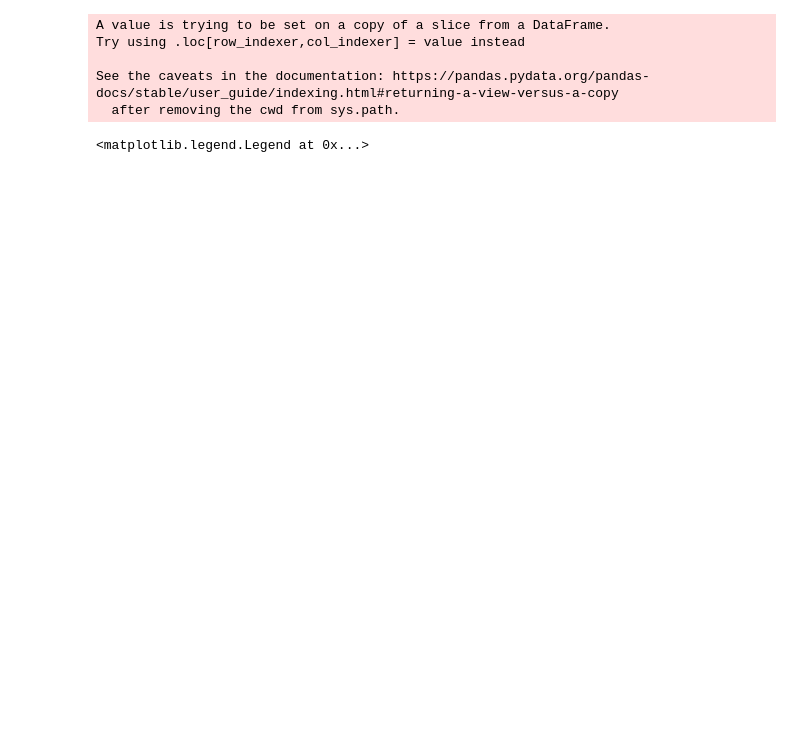
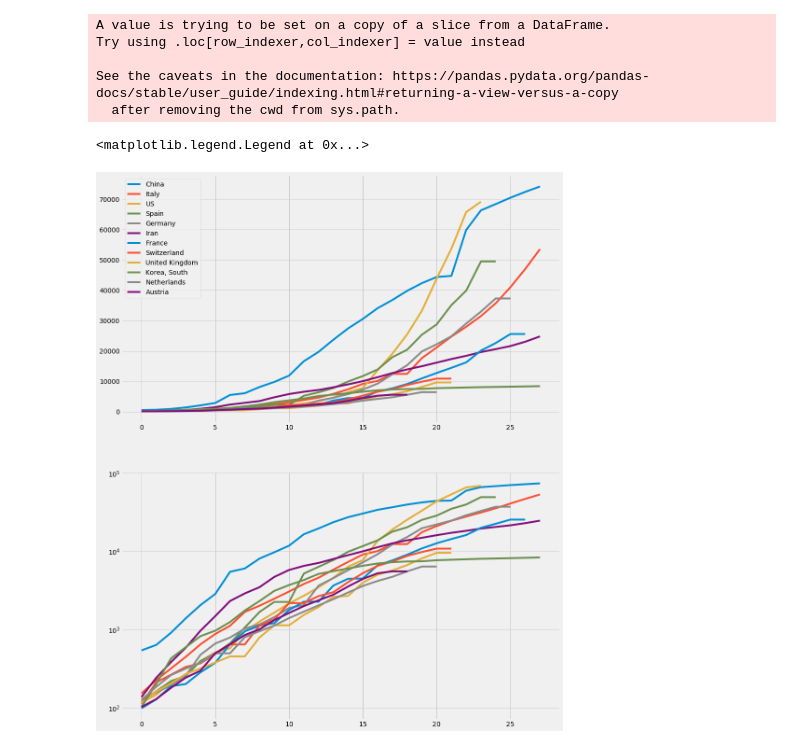
Before and after one commit to moritzknorr/corona, a Jupyter notebook: 02 Min Confirmed Cases.ipynb, the cells around one changed output. Saved outputs shown, nothing was run; the diff lists cells and outputs as text; code cells hidden in the pictures; blank space fills up the shorter version.

```diff
--- a/02 Min Confirmed Cases.ipynb
+++ b/02 Min Confirmed Cases.ipynb
@@ -24,15 +24,16 @@ See the caveats in the documentation: https://pandas.pydata.org/pandas-docs/stab
 # %%
 %matplotlib inline
 import matplotlib.pyplot as plt
 plt.style.use('fivethirtyeight')
-fig = plt.figure(figsize=(15, 10))
+fig = plt.figure(figsize=(15, 20))
 fig.tight_layout()
 ax1 = fig.add_subplot(2,1,1)
 ax2 = fig.add_subplot(2,1,2)
 ax2.set_yscale('log')
 for country in countries.index:
     ax1.plot(range(len(country_data[country]))[:28], country_data[country]['confirmed'][:28])
     ax2.plot(range(len(country_data[country]))[:28], country_data[country]['confirmed'][:28])
 ax1.legend(list(countries.index), loc='upper left')
 # %% [output]
 <matplotlib.legend.Legend at 0x...>
+[figure, added]
```
Also changed, not shown: parts of 1 cell of this notebook, 2 other files.
